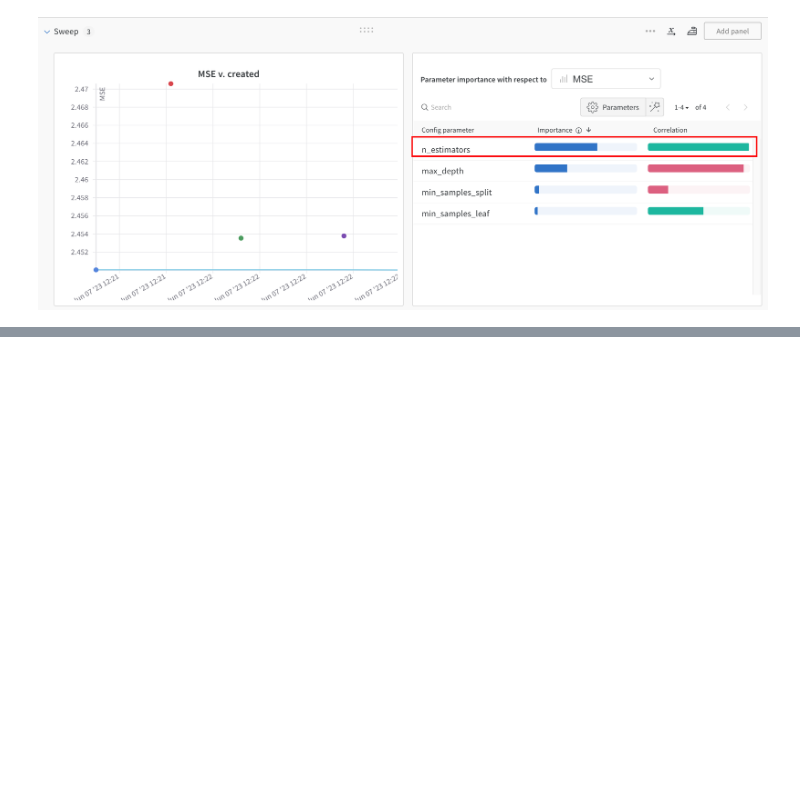
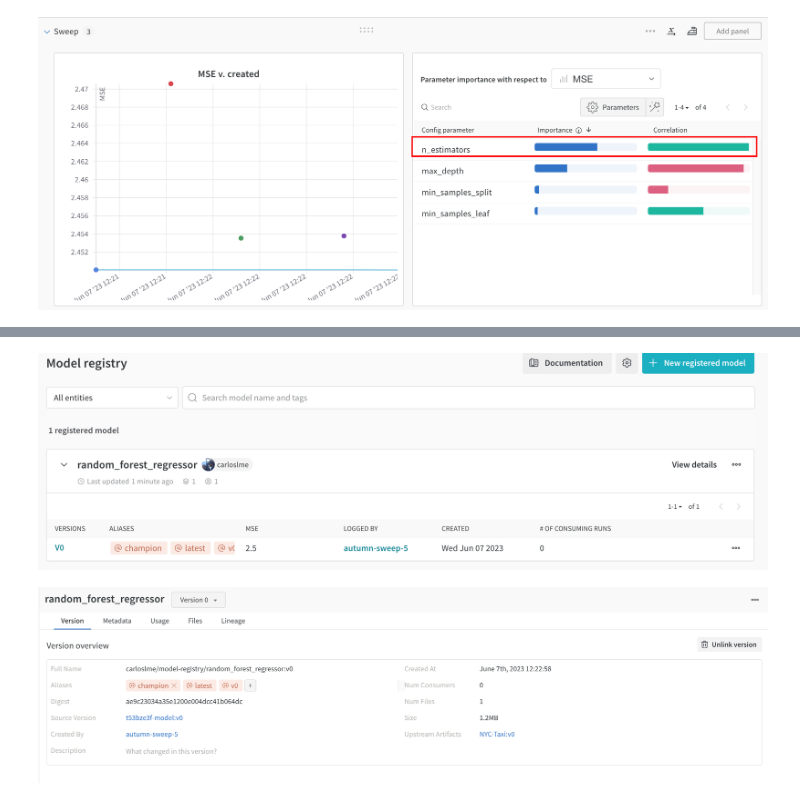
Before and after one commit to carloslme/mlops-zoomcamp, a Jupyter notebook: 02-experiment-tracking/wandb/wandb.ipynb, the cells around one changed output, grey strips where cells are left out. Cells and saved outputs as stored; diff of their text form; code cells hidden in the pictures; blank space fills up the shorter version.

```diff
--- a/02-experiment-tracking/wandb/wandb.ipynb
+++ b/02-experiment-tracking/wandb/wandb.ipynb
@@ -281,0 +300,6 @@ display(Image(filename='./importance_parameter.png'))
+# %%
+display(Image(filename='./model_registry_1.png'))
+display(Image(filename='./model_registry_2.png'))
+# %% [output]
+[figure, added]
+[figure, added]
```
Also changed, not shown: parts of 1 cell of this notebook, 2 other files.
